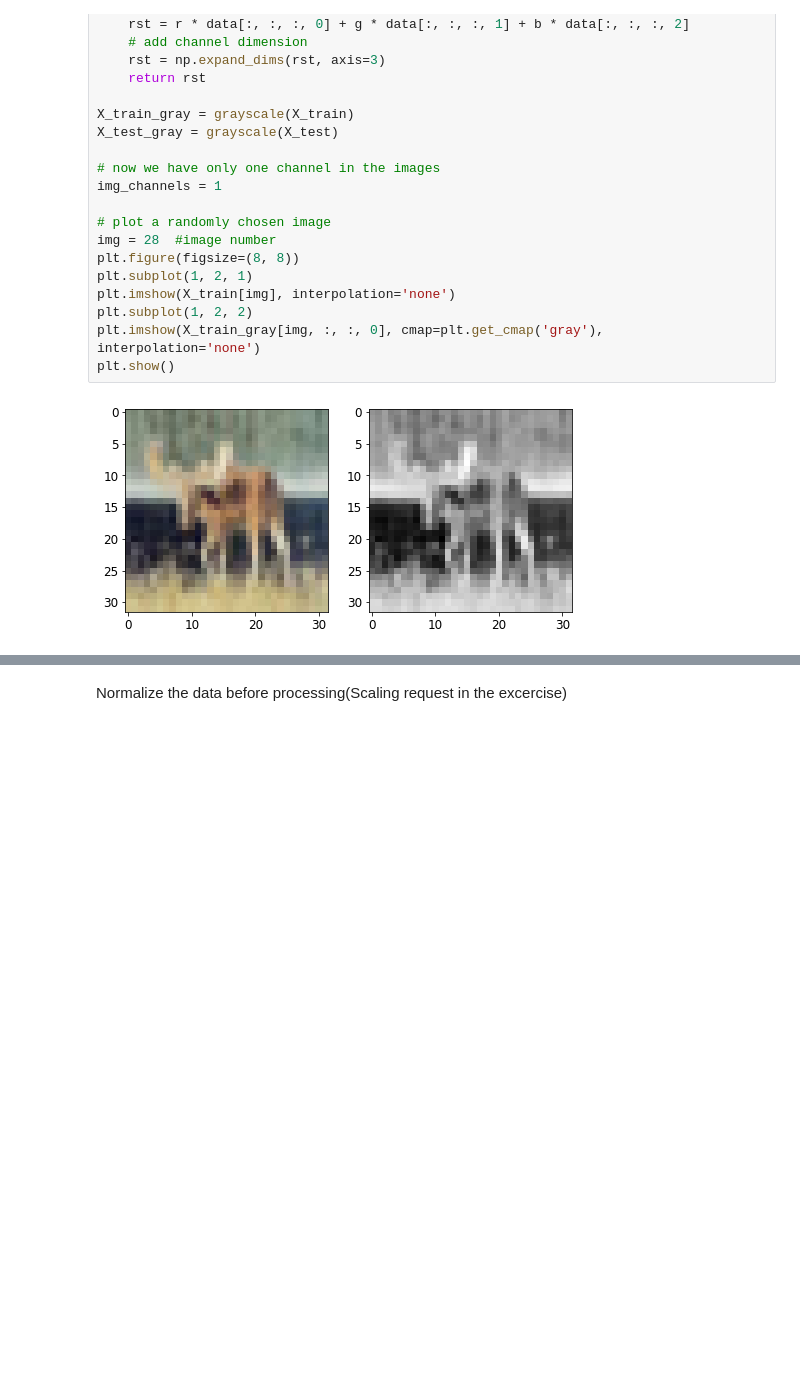
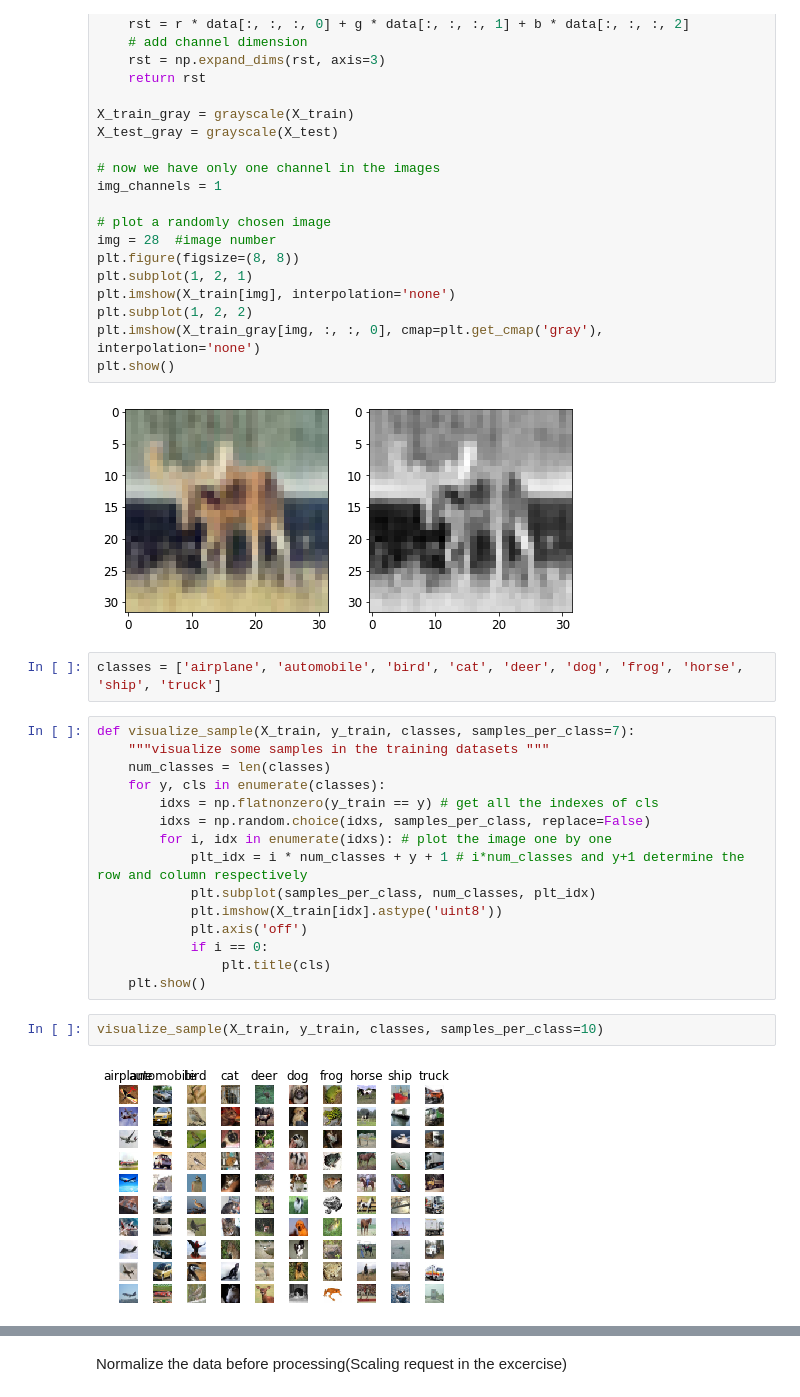
Before and after one commit to abbyWoot/AML, a Jupyter notebook: AML_Project3_JiahuiWu.ipynb, the cells around one changed output, grey strips where cells are left out. Cells and saved outputs as stored; diff of their text form; blank space fills up the shorter version.

```diff
--- a/AML_Project3_JiahuiWu.ipynb
+++ b/AML_Project3_JiahuiWu.ipynb
@@ -102,3 +102,24 @@ plt.imshow(X_train_gray[img, :, :, 0], cmap=plt.get_cmap('gray'), interpolation=
 plt.show()
 # %% [output]
 [figure]
+# %%
+classes = ['airplane', 'automobile', 'bird', 'cat', 'deer', 'dog', 'frog', 'horse', 'ship', 'truck']
+# %%
+def visualize_sample(X_train, y_train, classes, samples_per_class=7):
+    """visualize some samples in the training datasets """
+    num_classes = len(classes)
+    for y, cls in enumerate(classes):
+        idxs = np.flatnonzero(y_train == y) # get all the indexes of cls
+        idxs = np.random.choice(idxs, samples_per_class, replace=False)
+        for i, idx in enumerate(idxs): # plot the image one by one
+            plt_idx = i * num_classes + y + 1 # i*num_classes and y+1 determine the row and column respectively
+            plt.subplot(samples_per_class, num_classes, plt_idx)
+            plt.imshow(X_train[idx].astype('uint8'))
+            plt.axis('off')
+            if i == 0:
+                plt.title(cls)
+    plt.show()
+# %%
+visualize_sample(X_train, y_train, classes, samples_per_class=10)
+# %% [output]
+[figure, added]
```
Also changed, not shown: parts of 16 cells of this notebook.
